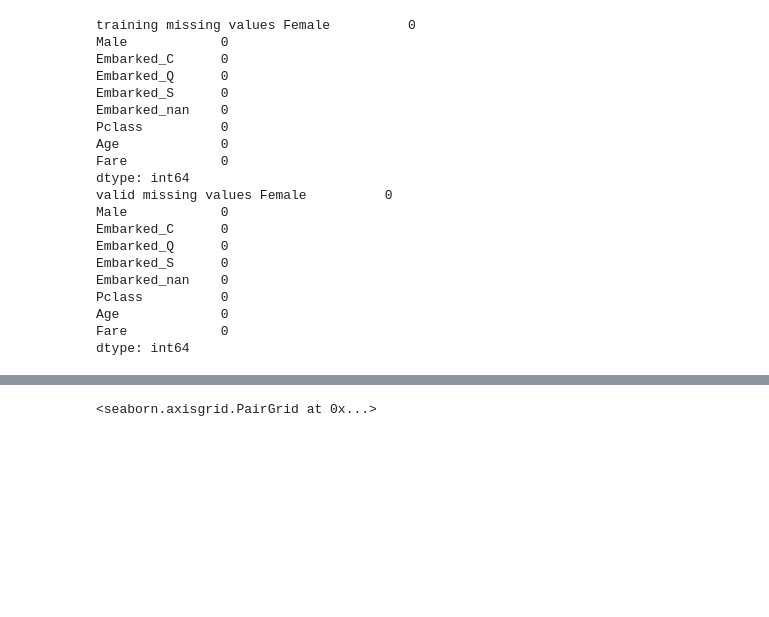
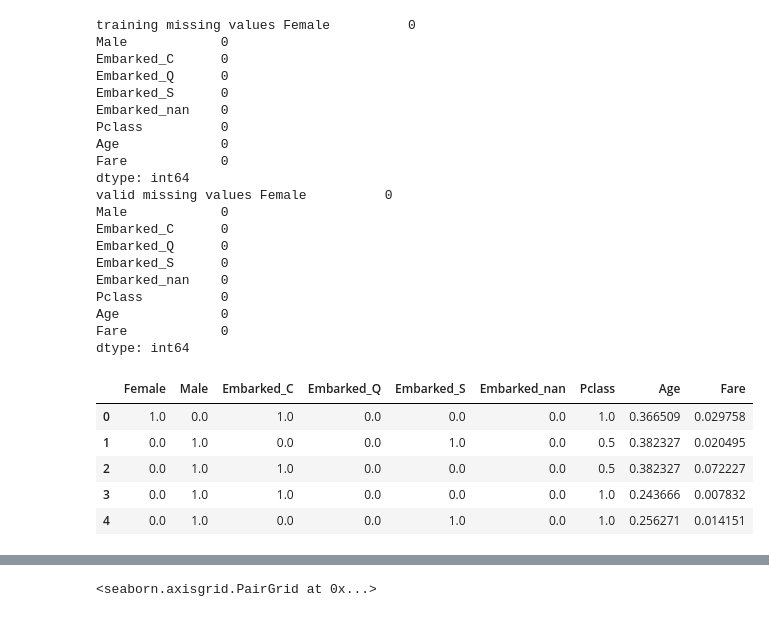
Before and after one commit to awatterson06/Kaggle, a Jupyter notebook: titanic-comp-exp.ipynb, the cells around one changed output, grey strips where cells are left out. Drawn from its saved outputs; the diff is of its cells as text; code cells hidden in the pictures; blank space fills up the shorter version.

```diff
--- a/titanic-comp-exp.ipynb
+++ b/titanic-comp-exp.ipynb
@@ -212,3 +212,19 @@ Pclass          0
 Age             0
 Fare            0
 dtype: int64
+# %%
+from sklearn.preprocessing import MinMaxScaler
+
+my_scaler = MinMaxScaler()
+X_train_imputed_scaled = pd.DataFrame(X_train_imputed)
+
+X_train_imputed_scaled[['Age', 'Pclass', 'Fare']] = my_scaler.fit_transform(X_train_imputed_scaled[['Age', 'Pclass', 'Fare']])
+
+X_train_imputed_scaled.head()
+# %% [output]
+|  | Female | Male | Embarked_C | Embarked_Q | Embarked_S | Embarked_nan | Pclass | Age | Fare |
+| 0 | 1.0 | 0.0 | 1.0 | 0.0 | 0.0 | 0.0 | 1.0 | 0.366509 | 0.029758 |
+| 1 | 0.0 | 1.0 | 0.0 | 0.0 | 1.0 | 0.0 | 0.5 | 0.382327 | 0.020495 |
+| 2 | 0.0 | 1.0 | 1.0 | 0.0 | 0.0 | 0.0 | 0.5 | 0.382327 | 0.072227 |
+| 3 | 0.0 | 1.0 | 1.0 | 0.0 | 0.0 | 0.0 | 1.0 | 0.243666 | 0.007832 |
+| 4 | 0.0 | 1.0 | 0.0 | 0.0 | 1.0 | 0.0 | 1.0 | 0.256271 | 0.014151 |
```
Also changed, not shown: parts of 2 cells of this notebook.
